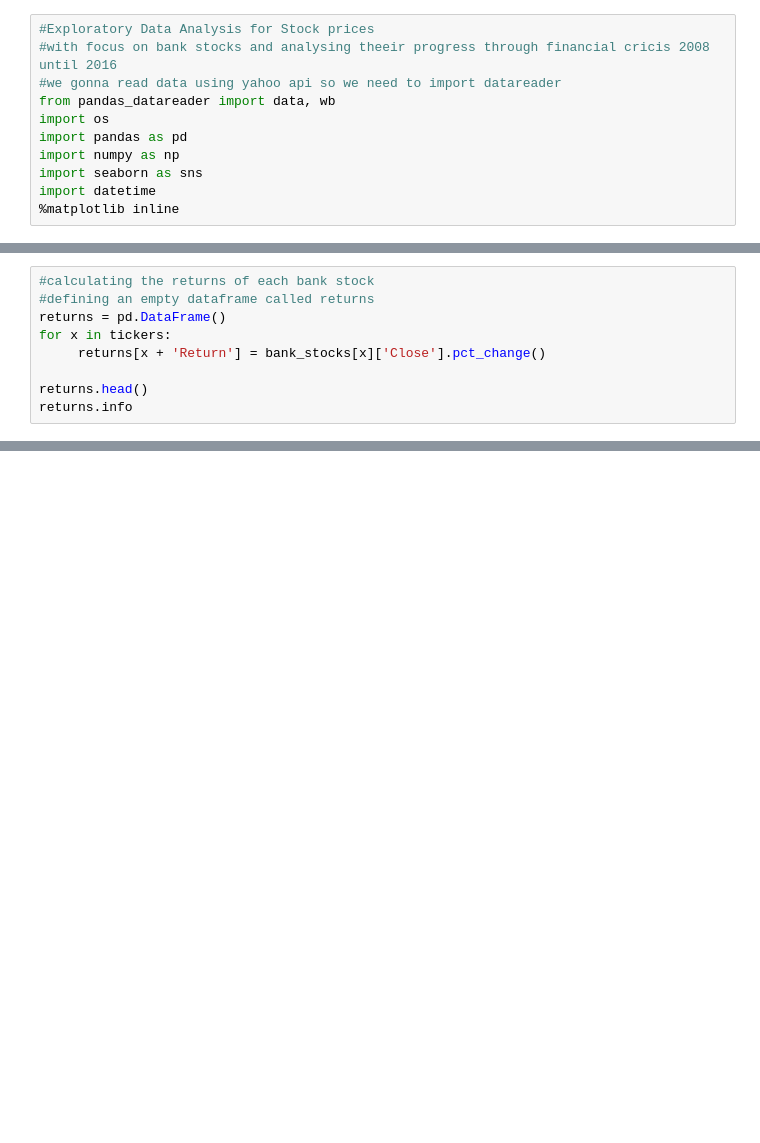
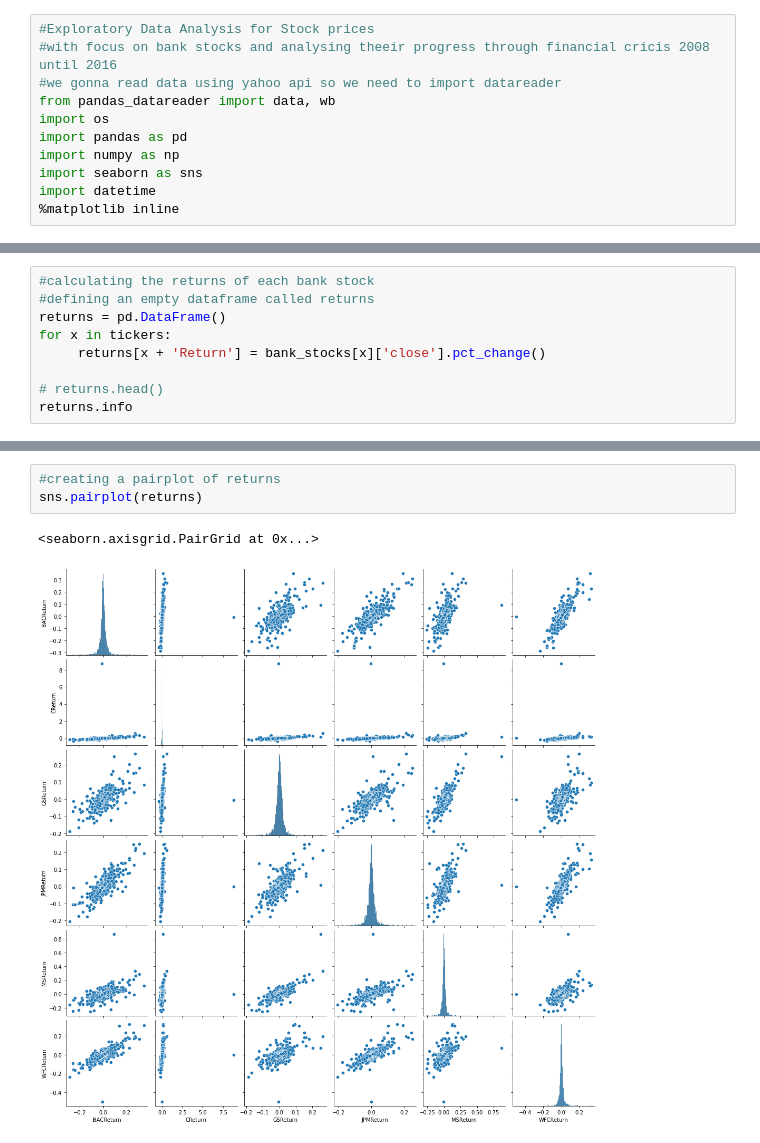
Before and after one commit to samghanbarian/data-science-bootcamp-with-python, a Jupyter notebook: Stock Analysis.ipynb, the cells around one changed output, grey strips where cells are left out. Drawn from its saved outputs; the diff is of its cells as text; blank space fills up the shorter version.

```diff
--- a/Stock Analysis.ipynb
+++ b/Stock Analysis.ipynb
@@ -64,7 +69,7 @@ KeyError: 'Close'
 #defining an empty dataframe called returns
 returns = pd.DataFrame()
 for x in tickers:
-     returns[x + 'Return'] = bank_stocks[x]['Close'].pct_change()
+     returns[x + 'Return'] = bank_stocks[x]['close'].pct_change()
 
-returns.head()
+# returns.head()
 returns.info
@@ -70,0 +91,6 @@ returns.info
+# %%
+#creating a pairplot of returns
+sns.pairplot(returns)
+# %% [output]
+<seaborn.axisgrid.PairGrid at 0x...>
+[figure, added]
```
Also changed, not shown: parts of 9 cells of this notebook.
